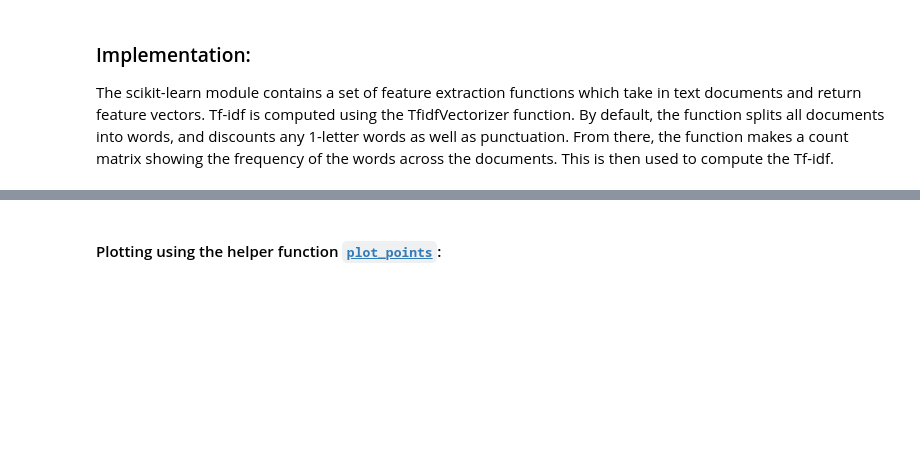
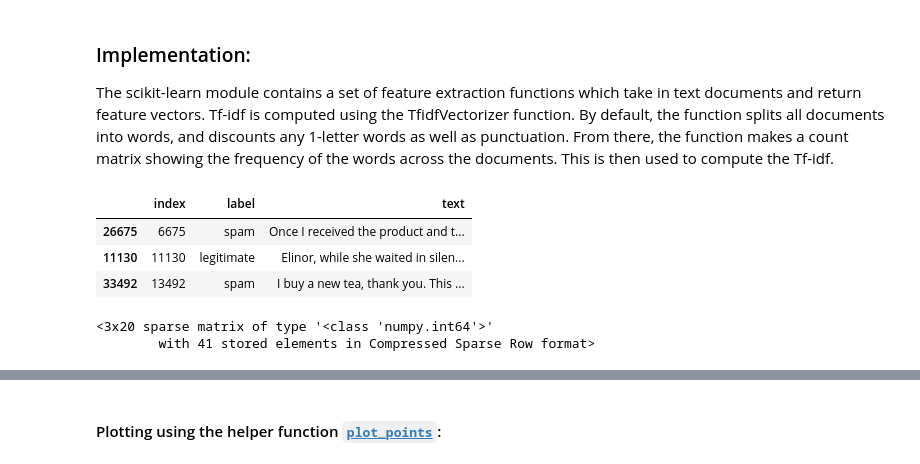
Before and after one commit to willb/openshift-ml-workflows-workshop, a Jupyter notebook: 02-feature-engineering.ipynb, the cells around one changed output, grey strips where cells are left out. Drawn from its saved outputs; the diff is of its cells as text; code cells hidden in the pictures; blank space fills up the shorter version.

```diff
--- a/02-feature-engineering.ipynb
+++ b/02-feature-engineering.ipynb
@@ -48,3 +48,17 @@ Note: there are variations upon the equations for term frequency and idf, which
 ### Implementation:
 
 The scikit-learn module contains a set of feature extraction functions which take in text documents and return feature vectors. Tf-idf is computed using the TfidfVectorizer function. By default, the function splits all documents into words, and discounts any 1-letter words as well as punctuation. From there, the function makes a count matrix showing the frequency of the words across the documents. This is then used to compute the Tf-idf.
+# %%
+import numpy as np
+
+np.random.seed(0xc0ffeeee)
+
+df_samp = df.sample(3)
+# %%
+pd.set_option('display.max_colwidth', -1) #ensures that all the text is visible
+df_samp
+# %% [output]
+|  | index | label | text |
+| 26675 | 6675 | spam | Once I received the product and t... |
+| 11130 | 11130 | legitimate | Elinor, while she waited in silen... |
+| 33492 | 13492 | spam | I buy a new tea, thank you. This ... |
@@ -50,0 +70,5 @@ The scikit-learn module contains a set of feature extraction functions which tak
+# %%
+X
+# %% [output]
+<3x20 sparse matrix of type '<class 'numpy.int64'>'
+        with 41 stored elements in Compressed Sparse Row format>
```
Also changed, not shown: parts of 50 cells of this notebook.
